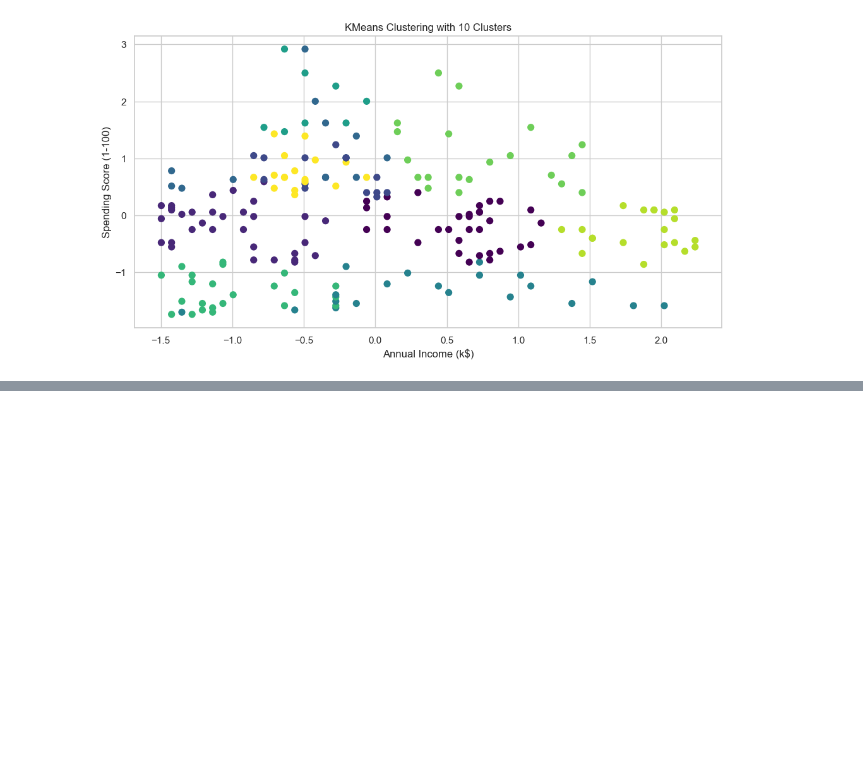
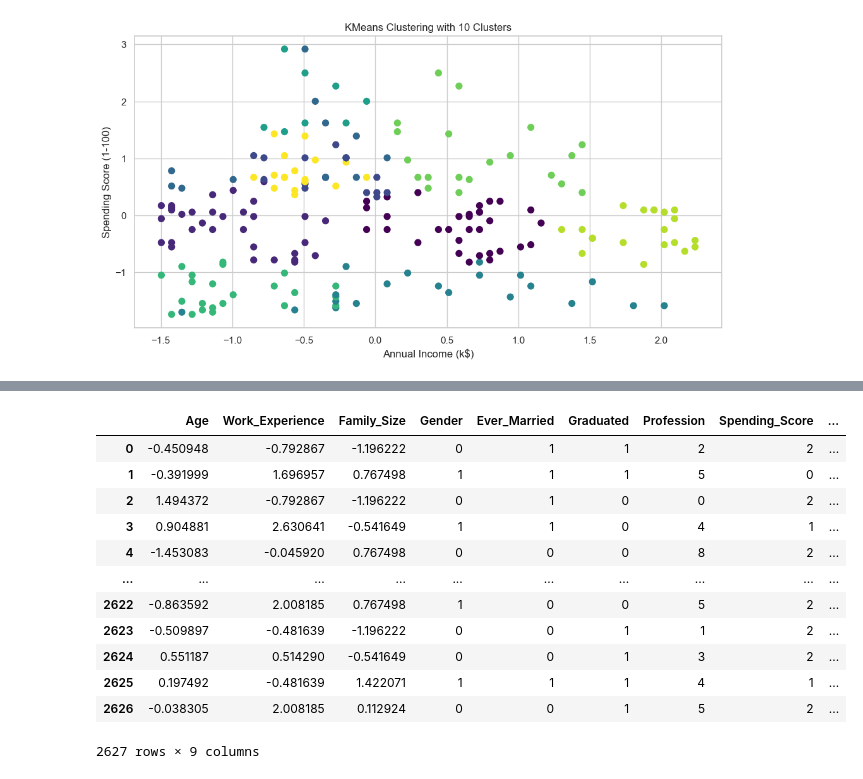
Before and after one commit to hossamAhmedSalah/computational_intelligence-_project, a Jupyter notebook: Notebooks/segmentation_kmeans.ipynb, the cells around one changed output, grey strips where cells are left out. Drawn from its saved outputs; the diff is of its cells as text; code cells hidden in the pictures; blank space fills up the shorter version.

```diff
--- a/Notebooks/segmentation_kmeans.ipynb
+++ b/Notebooks/segmentation_kmeans.ipynb
@@ -79,3 +79,10 @@ Data columns (total 4 columns):
  3   Gender                  200 non-null    int64
 dtypes: float64(3), int64(1)
 memory usage: 6.4 KB
+# %%
+auto_data_train = pd.read_csv('../Processed_datasets/utomobile_customer_segmentation/train_processed_data.csv')
+auto_data_test = pd.read_csv('../Processed_datasets/utomobile_customer_segmentation/test_processed_data.csv')
+display("Training set", auto_data_train.head())
+display(auto_data_train.info())
+display("Testing set", auto_data_test.head())
+display(auto_data_test.info())
@@ -143,0 +282,16 @@ for model in kmeans_models:
+# %%
+auto_data_test
+# %% [output]
+|  | Age | Work_Experience | Family_Size | Gender | Ever_Married | Graduated | Profession | Spending_Score | ... |
+| 0 | -0.450948 | -0.792867 | -1.196222 | 0 | 1 | 1 | 2 | 2 | ... |
+| 1 | -0.391999 | 1.696957 | 0.767498 | 1 | 1 | 1 | 5 | 0 | ... |
+| 2 | 1.494372 | -0.792867 | -1.196222 | 0 | 1 | 0 | 0 | 2 | ... |
+| 3 | 0.904881 | 2.630641 | -0.541649 | 1 | 1 | 0 | 4 | 1 | ... |
+| 4 | -1.453083 | -0.045920 | 0.767498 | 0 | 0 | 0 | 8 | 2 | ... |
+| ... | ... | ... | ... | ... | ... | ... | ... | ... | ... |
+| 2622 | -0.863592 | 2.008185 | 0.767498 | 1 | 0 | 0 | 5 | 2 | ... |
+| 2623 | -0.509897 | -0.481639 | -1.196222 | 0 | 0 | 1 | 1 | 2 | ... |
+| 2624 | 0.551187 | 0.514290 | -0.541649 | 0 | 0 | 1 | 3 | 2 | ... |
+| 2625 | 0.197492 | -0.481639 | 1.422071 | 1 | 1 | 1 | 4 | 1 | ... |
+| 2626 | -0.038305 | 2.008185 | 0.112924 | 0 | 0 | 1 | 5 | 2 | ... |
+2627 rows × 9 columns
```
Also changed, not shown: parts of 15 cells of this notebook, 3 other files.
